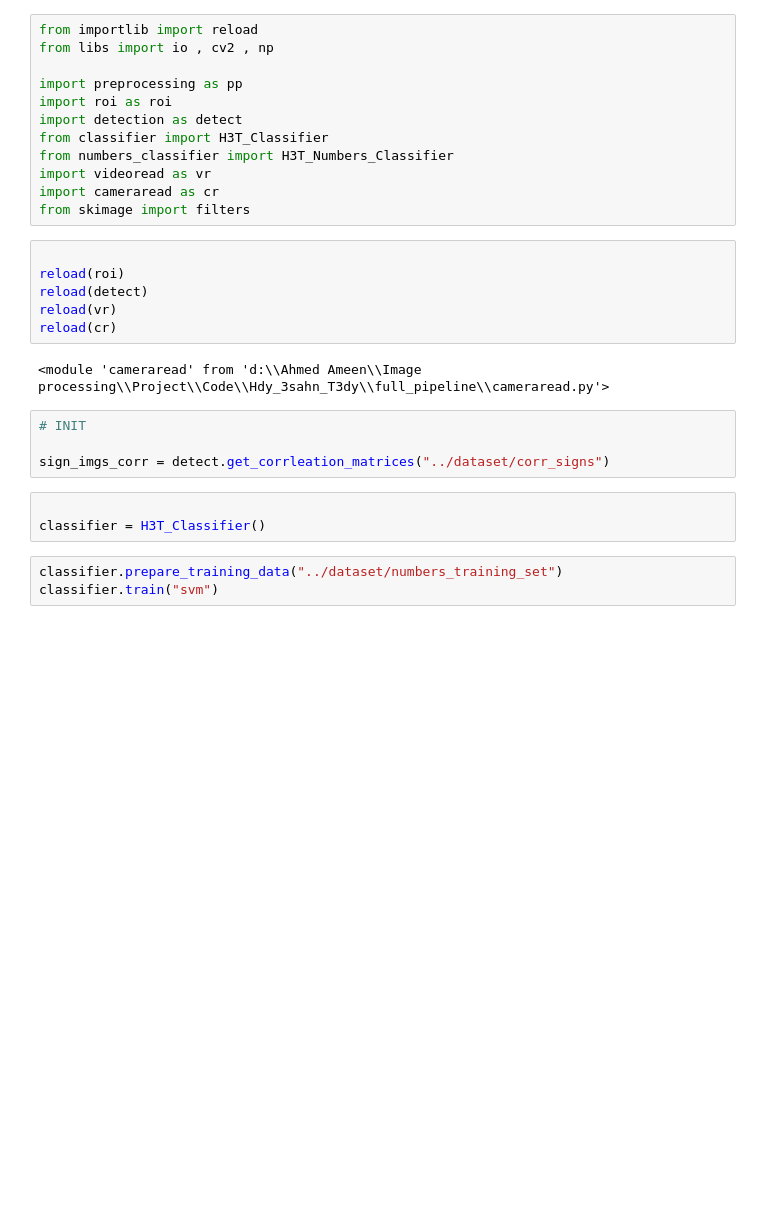
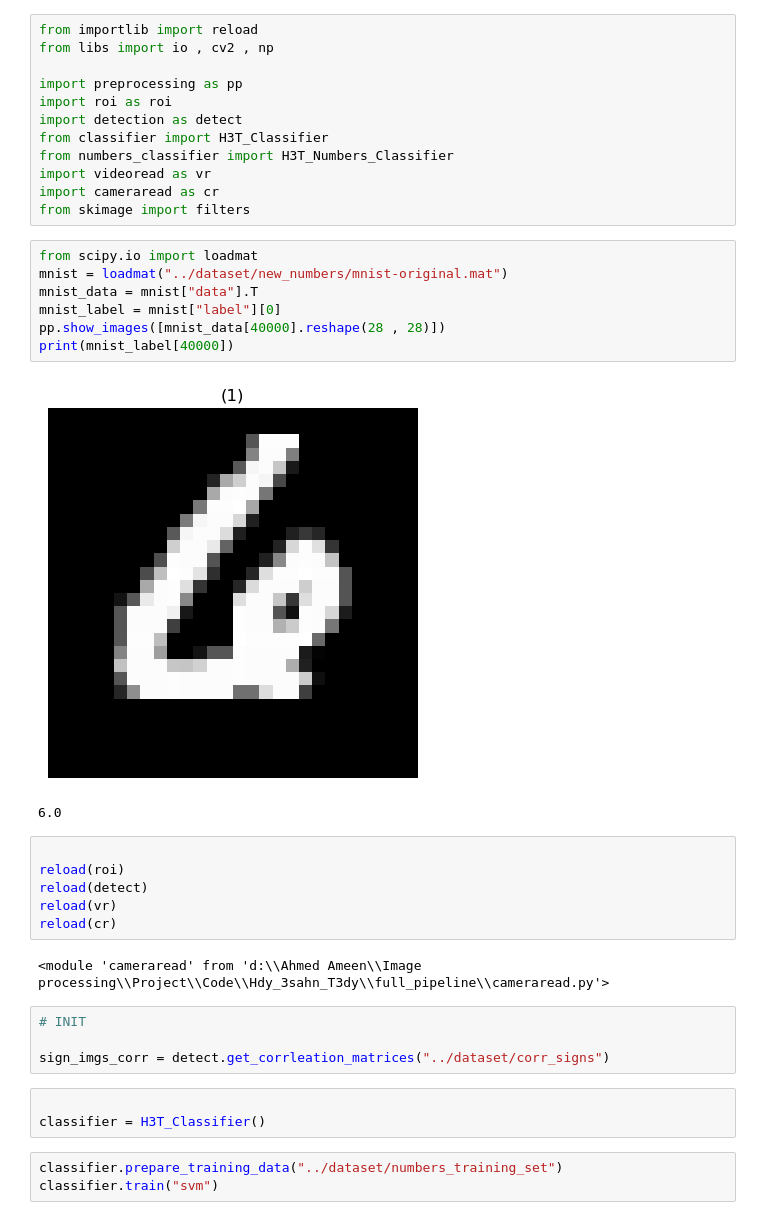
Before and after one commit to ahmedsaad562000/Hdy_3sahn_T3dy, a Jupyter notebook: full_pipeline/main.ipynb, the cells around one changed output. Saved outputs shown, nothing was run; the diff lists cells and outputs as text; blank space fills up the shorter version.

Commit message:
added new fullmnist dataset

```diff
--- a/full_pipeline/main.ipynb
+++ b/full_pipeline/main.ipynb
@@ -10,6 +10,16 @@ from numbers_classifier import H3T_Numbers_Classifier
 import videoread as vr
 import cameraread as cr
 from skimage import filters
+# %%
+from scipy.io import loadmat
+mnist = loadmat("../dataset/new_numbers/mnist-original.mat")
+mnist_data = mnist["data"].T
+mnist_label = mnist["label"][0]
+pp.show_images([mnist_data[40000].reshape(28 , 28)])
+print(mnist_label[40000])
+# %% [output]
+[figure, added]
+6.0
 # %%
 
 reload(roi)
```
Also changed, not shown: parts of 7 cells of this notebook, 1 other file.
